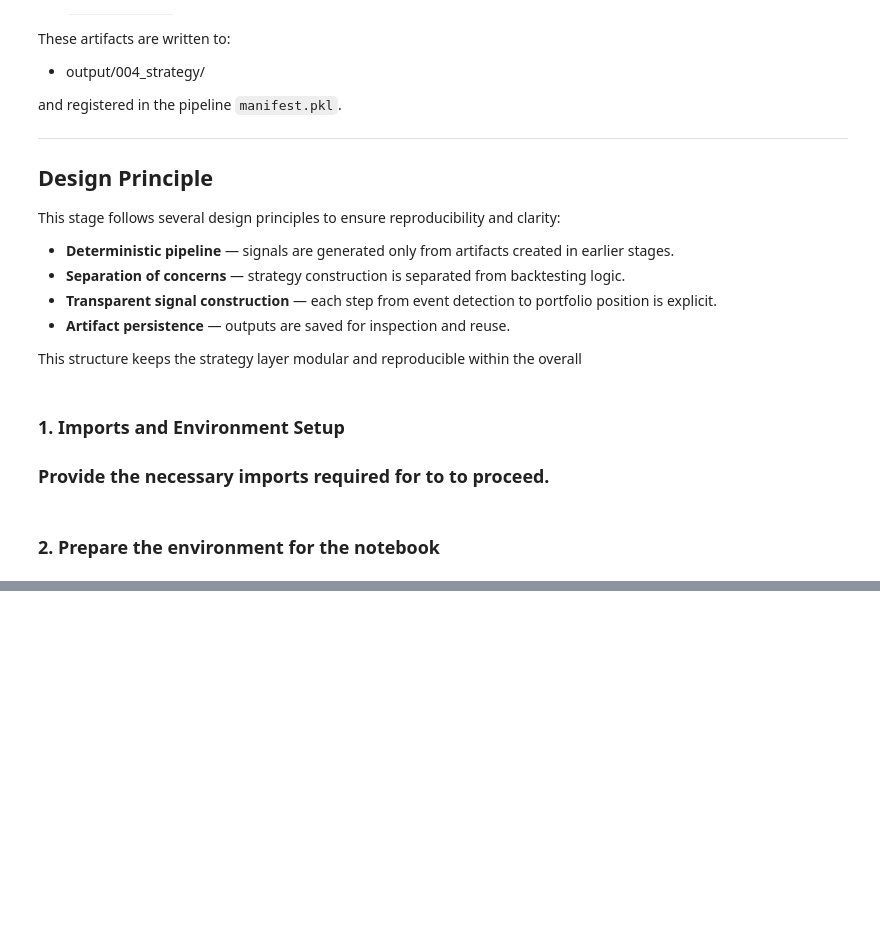
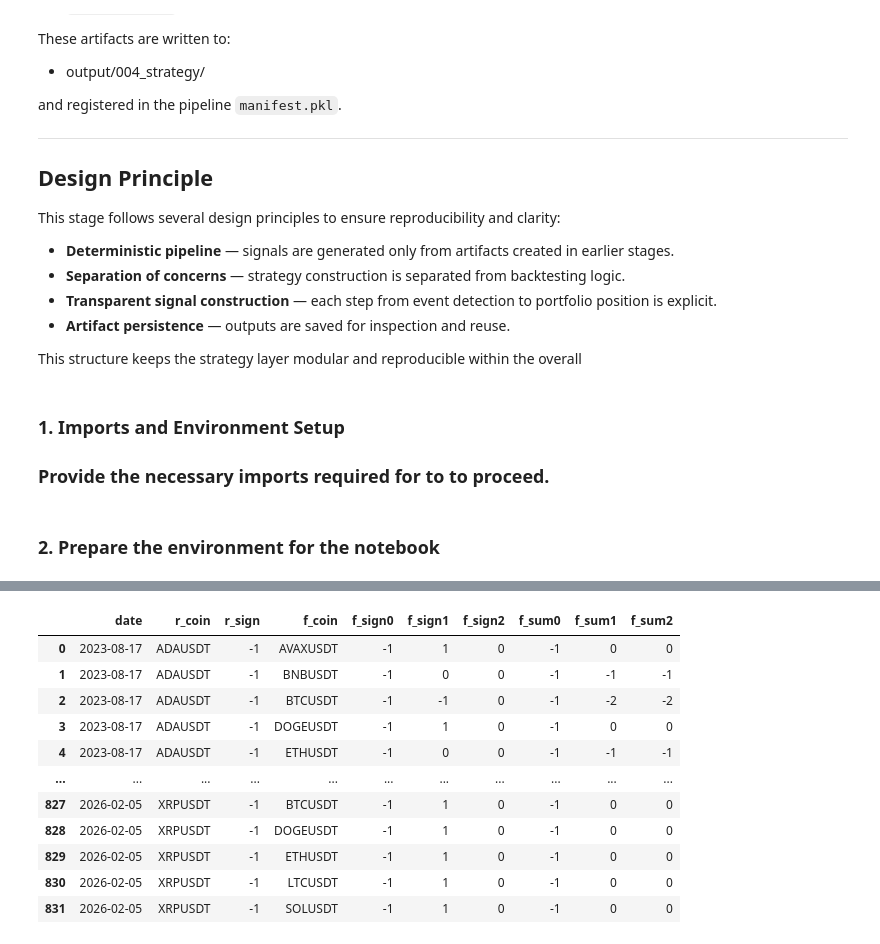
Before and after one commit to wayne-kirk-schmidt/wall-street-quants, a Jupyter notebook: project/Stat_Arb_Notebook/notebooks/004_strategy.ipynb, the cells around one changed output, grey strips where cells are left out. Cells and saved outputs as stored; diff of their text form; code cells hidden in the pictures; blank space fills up the shorter version.

```diff
--- a/project/Stat_Arb_Notebook/notebooks/004_strategy.ipynb
+++ b/project/Stat_Arb_Notebook/notebooks/004_strategy.ipynb
@@ -752,0 +315,81 @@ manifest updated: ../output/manifest.pkl
+# %%
+sigma_values = sigma_class.values
+dates = sigma_class.index.values
+coins = sigma_class.columns.values
+
+n_dates, n_coins = sigma_values.shape
+
+# raw sign matrix
+sign_mat = np.sign(sigma_values).astype(int)
+
+# define extreme events
+extreme = np.isin(sigma_values, [-4, -3, 3, 4])
+
+# precompute shifted matrices (safe padding with 0)
+sign_t0 = sign_mat
+sign_t1 = np.vstack([sign_mat[1:], np.zeros((1, n_coins), dtype=int)])
+sign_t2 = np.vstack([sign_mat[2:], np.zeros((2, n_coins), dtype=int)])
+
+rows = []
+
+# find all (t_idx, r_idx) where extreme
+t_indices, r_indices = np.where(extreme)
+
+for t_idx, r_idx in zip(t_indices, r_indices):
+
+    r_sign = sign_t0[t_idx, r_idx]
+    if r_sign == 0:
+        continue
+
+    # follower mask (exclude r_idx)
+    follower_mask = np.ones(n_coins, dtype=bool)
+    follower_mask[r_idx] = False
+
+    f_idx = np.where(follower_mask)[0]
+
+    # vectorized follower extraction
+    f0 = sign_t0[t_idx, f_idx]
+    f1 = sign_t1[t_idx, f_idx]
+    f2 = sign_t2[t_idx, f_idx]
+
+    # sums
+    f_sum0 = f0
+    f_sum1 = f0 + f1
+    f_sum2 = f0 + f1 + f2
+
+    # build rows (still need expansion per follower)
+    for i in range(len(f_idx)):
+        rows.append([
+            dates[t_idx],
+            coins[r_idx],
+            int(r_sign),
+            coins[f_idx[i]],
+            int(f0[i]),
+            int(f1[i]),
+            int(f2[i]),
+            int(f_sum0[i]),
+            int(f_sum1[i]),
+            int(f_sum2[i])
+        ])
+
+cols = [
+    "date", "r_coin", "r_sign", "f_coin",
+    "f_sign0", "f_sign1", "f_sign2",
+    "f_sum0", "f_sum1", "f_sum2"
+]
+
+event_full_df = pd.DataFrame(rows, columns=cols)
+event_full_df
+# %% [output]
+|  | date | r_coin | r_sign | f_coin | f_sign0 | f_sign1 | f_sign2 | f_sum0 | f_sum1 | f_sum2 |
+| 0 | 2023-08-17 | ADAUSDT | -1 | AVAXUSDT | -1 | 1 | 0 | -1 | 0 | 0 |
+| 1 | 2023-08-17 | ADAUSDT | -1 | BNBUSDT | -1 | 0 | 0 | -1 | -1 | -1 |
+| 2 | 2023-08-17 | ADAUSDT | -1 | BTCUSDT | -1 | -1 | 0 | -1 | -2 | -2 |
+| 3 | 2023-08-17 | ADAUSDT | -1 | DOGEUSDT | -1 | 1 | 0 | -1 | 0 | 0 |
+| 4 | 2023-08-17 | ADAUSDT | -1 | ETHUSDT | -1 | 0 | 0 | -1 | -1 | -1 |
+| ... | ... | ... | ... | ... | ... | ... | ... | ... | ... | ... |
+| 827 | 2026-02-05 | XRPUSDT | -1 | BTCUSDT | -1 | 1 | 0 | -1 | 0 | 0 |
+| 828 | 2026-02-05 | XRPUSDT | -1 | DOGEUSDT | -1 | 1 | 0 | -1 | 0 | 0 |
+| 829 | 2026-02-05 | XRPUSDT | -1 | ETHUSDT | -1 | 1 | 0 | -1 | 0 | 0 |
+| 830 | 2026-02-05 | XRPUSDT | -1 | LTCUSDT | -1 | 1 | 0 | -1 | 0 | 0 |
+| 831 | 2026-02-05 | XRPUSDT | -1 | SOLUSDT | -1 | 1 | 0 | -1 | 0 | 0 |
```
Also changed, not shown: parts of 76 cells of this notebook, 42 other files.
